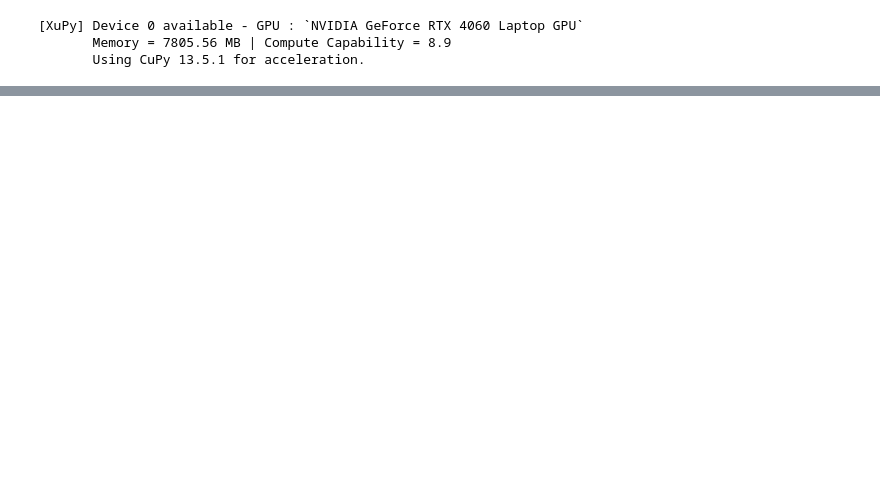
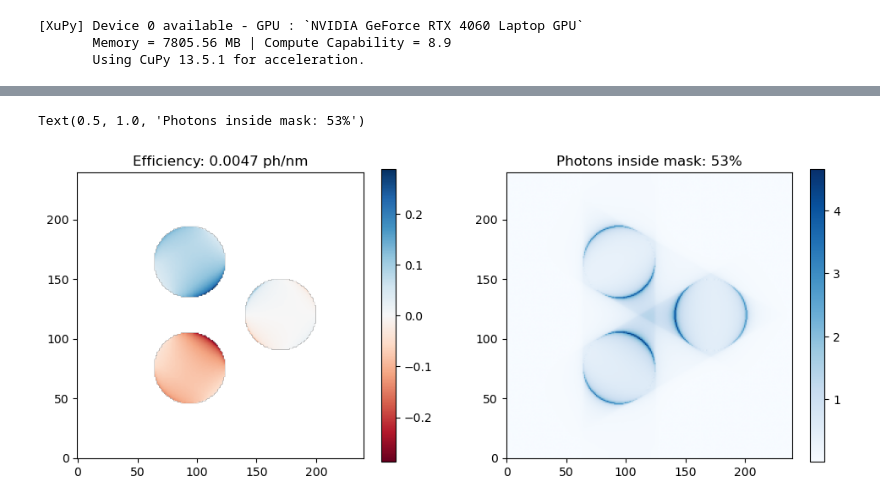
Before and after one commit to ArcetriAdaptiveOptics/ekarus, a Jupyter notebook: ekarus/notebooks/pyrPinna.ipynb, the cells around one changed output, grey strips where cells are left out. Cells and saved outputs as stored; diff of their text form; code cells hidden in the pictures; blank space fills up the shorter version.

```diff
--- a/ekarus/notebooks/pyrPinna.ipynb
+++ b/ekarus/notebooks/pyrPinna.ipynb
@@ -146,3 +154,28 @@ Text(0.5, 1.0, 'Photons inside mask: 88%')
+# %%
+push_signal = sc3.compute_slopes(in_ef,lambdaOverD,nPhotons=None)
+push_image = wt.ccd1.last_frame.copy()
+pull_signal = sc3.compute_slopes(xp.conj(in_ef),lambdaOverD,nPhotons=None)
+pull_image = wt.ccd1.last_frame.copy()
+
+slope = (push_signal-pull_signal)/2
+dimage = (push_image-pull_image)/2
+
+efficiency = xp.sum(xp.abs(dimage[pyr3_mask.astype(bool)]))/zflux
+nPhotOut = xp.sum(pull_image[pyr3_mask.astype(bool)])
+thrp = nPhotOut/zflux
+
+plt.figure(figsize=(12,4.5))
+plt.subplot(1,2,1)
+plt.imshow(masked_array(xp.asnumpy(dimage),mask=xp.asnumpy(1-pyr3_mask)),origin='lower',cmap='RdBu')
+plt.colorbar()
+plt.title(f'Efficiency: {efficiency/(amp*1e+9):1.4f} ph/nm')
+plt.subplot(1,2,2)
+plt.imshow(xp.asnumpy(pull_image),origin='lower',cmap='Blues')
+plt.colorbar()
+plt.title(f'Photons inside mask: {thrp*1e+2:1.0f}%')
+# %% [output]
+Text(0.5, 1.0, 'Photons inside mask: 53%')
+[figure, added]
 # %%
 zLambdaOverD = wt.wfs2.lambdaInM/wt.pupilSizeInM
 
```
Also changed, not shown: parts of 20 cells of this notebook, 6 other files.
